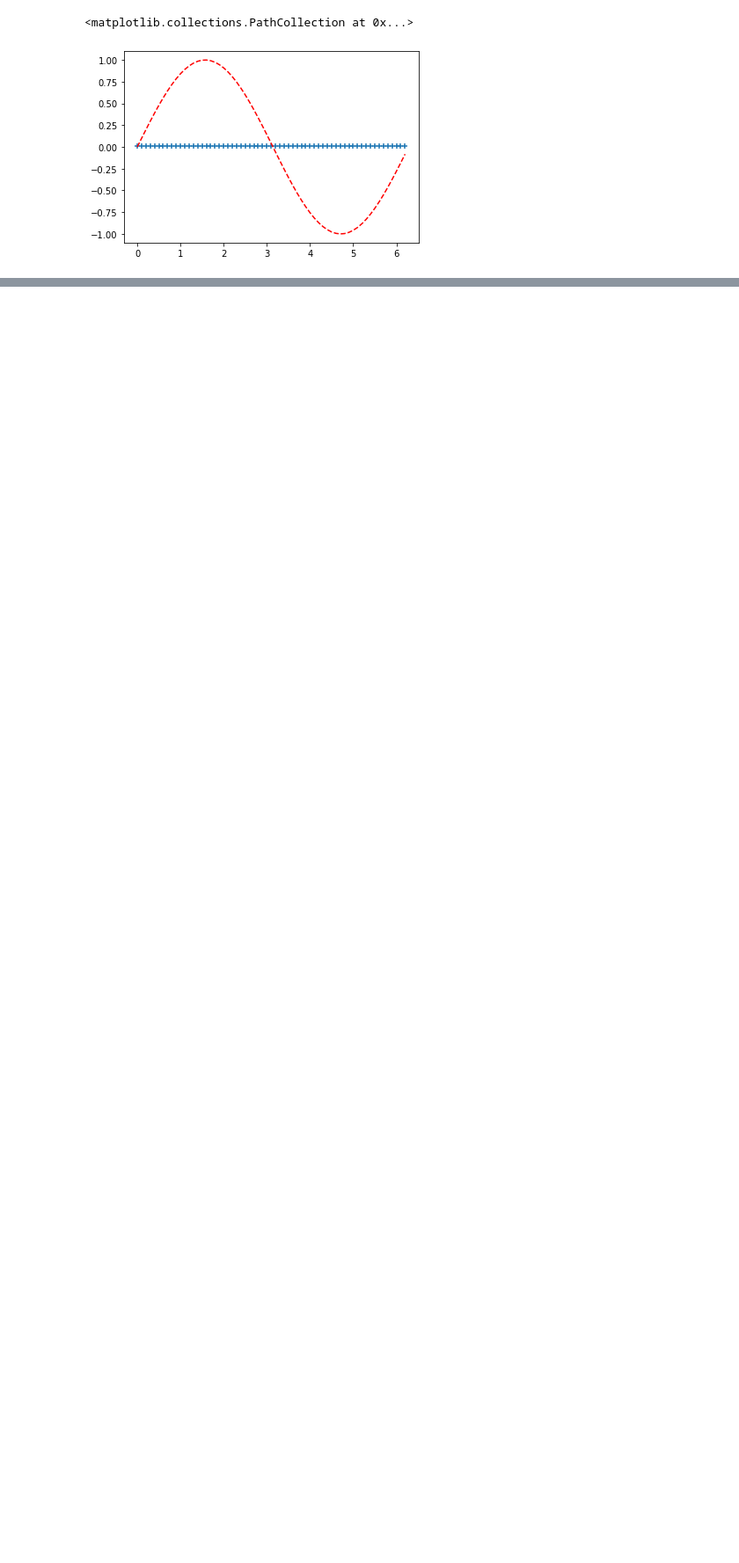
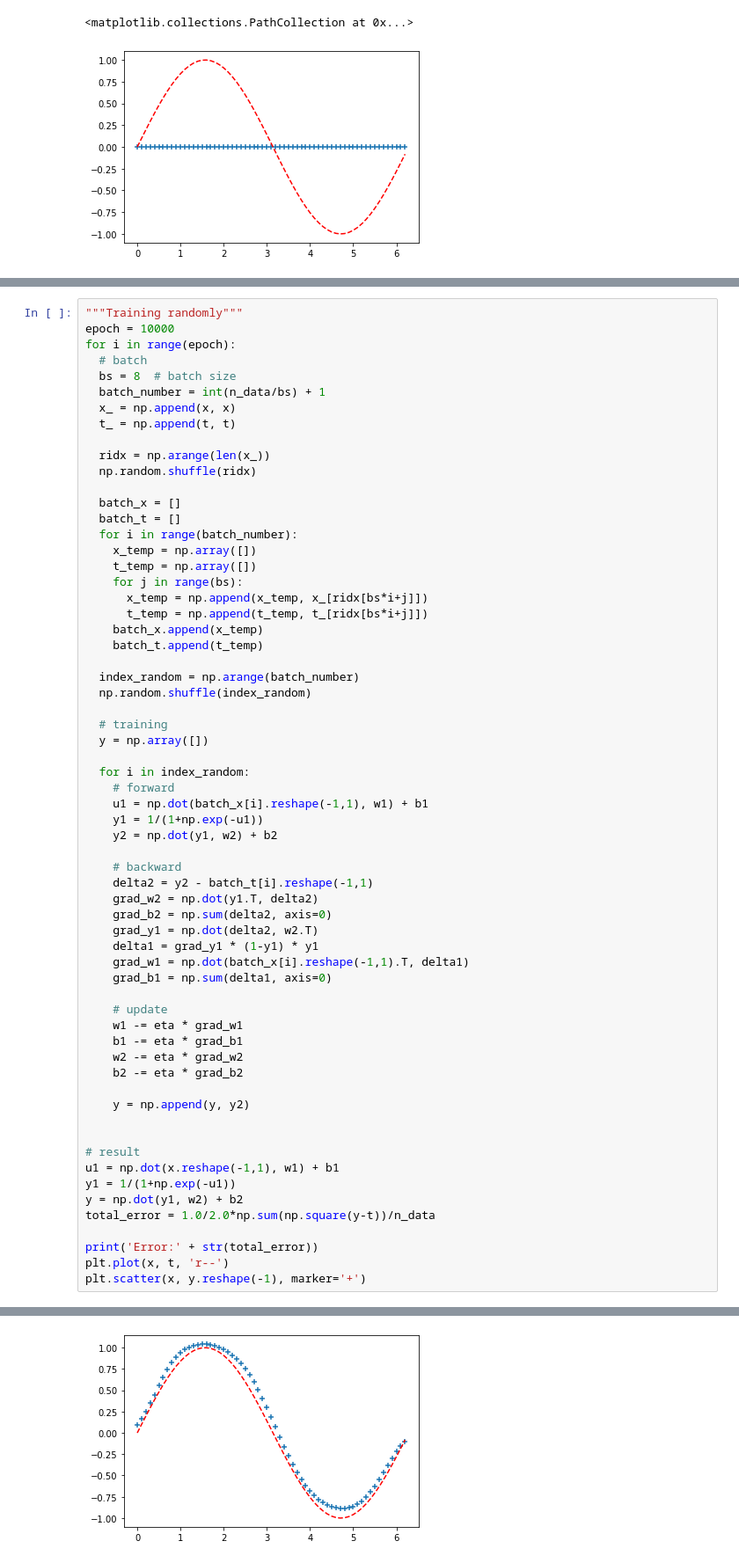
Before and after one commit to panghanwu/build_neural_network_python, a Jupyter notebook: MLP_experiment.ipynb, the cells around one changed output, grey strips where cells are left out. Shown at 88% size. Cells and saved outputs as stored; diff of their text form; blank space fills up the shorter version.

```diff
--- a/MLP_experiment.ipynb
+++ b/MLP_experiment.ipynb
@@ -99,0 +147,64 @@ Loss:3125.8092464096853
+# %%
+"""Training randomly"""
+epoch = 10000
+for i in range(epoch):
+  # batch
+  bs = 8  # batch size
+  batch_number = int(n_data/bs) + 1
+  x_ = np.append(x, x)
+  t_ = np.append(t, t)
+
+  ridx = np.arange(len(x_))
+  np.random.shuffle(ridx)
+
+  batch_x = []
+  batch_t = []
+  for i in range(batch_number):
+    x_temp = np.array([])
+    t_temp = np.array([])
+    for j in range(bs):
+      x_temp = np.append(x_temp, x_[ridx[bs*i+j]])
+      t_temp = np.append(t_temp, t_[ridx[bs*i+j]])
+    batch_x.append(x_temp)
+    batch_t.append(t_temp)
+
+  index_random = np.arange(batch_number)
+  np.random.shuffle(index_random)
+
+  # training
+  y = np.array([])
+
+  for i in index_random:
+    # forward
+    u1 = np.dot(batch_x[i].reshape(-1,1), w1) + b1
+    y1 = 1/(1+np.exp(-u1))
+    y2 = np.dot(y1, w2) + b2
+
+    # backward
+    delta2 = y2 - batch_t[i].reshape(-1,1)
+    grad_w2 = np.dot(y1.T, delta2)
+    grad_b2 = np.sum(delta2, axis=0)
+    grad_y1 = np.dot(delta2, w2.T)
+    delta1 = grad_y1 * (1-y1) * y1
+    grad_w1 = np.dot(batch_x[i].reshape(-1,1).T, delta1)
+    grad_b1 = np.sum(delta1, axis=0)
+
+    # update
+    w1 -= eta * grad_w1
+    b1 -= eta * grad_b1
+    w2 -= eta * grad_w2
+    b2 -= eta * grad_b2
+
+    y = np.append(y, y2)
+
+
+# result
+u1 = np.dot(x.reshape(-1,1), w1) + b1
+y1 = 1/(1+np.exp(-u1))
+y = np.dot(y1, w2) + b2
+total_error = 1.0/2.0*np.sum(np.square(y-t))/n_data
+
+print('Error:' + str(total_error))
+plt.plot(x, t, 'r--')
+plt.scatter(x, y.reshape(-1), marker='+')
+# %% [output]
@@ -99,0 +213 @@ Loss:3125.8092464096853
+[figure, added]
```
Also changed, not shown: parts of 4 cells of this notebook.
